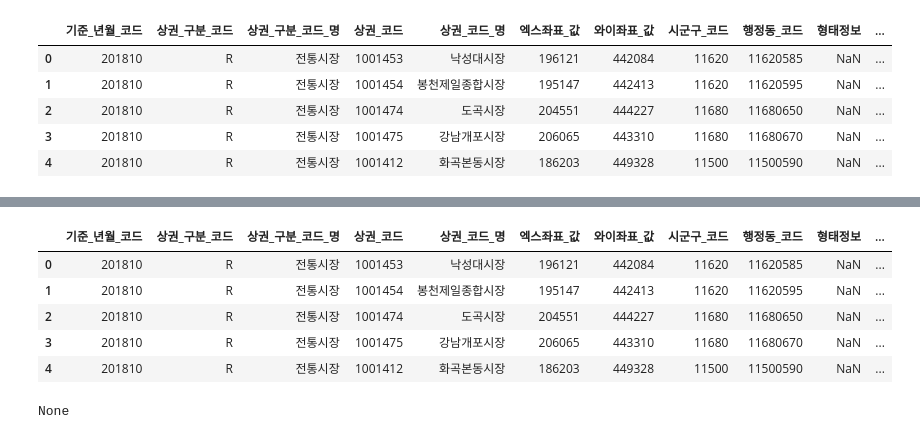
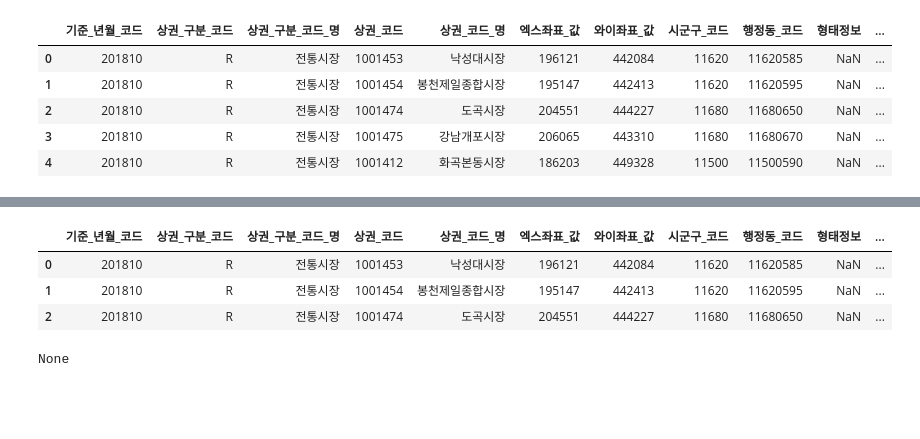
Before and after one commit to johanjun/dacon_molit, a Jupyter notebook: 상권EDA.ipynb, the cells around one changed output, grey strips where cells are left out. Saved outputs shown, nothing was run; the diff lists cells and outputs as text; code cells hidden in the pictures; blank space fills up the shorter version.

```diff
--- a/상권EDA.ipynb
+++ b/상권EDA.ipynb
@@ -88,17 +90,15 @@ from fiona.crs import from_string
 import geopandas as gpd
 from shapely.geometry import Point, Polygon, LineString
 # %%
-df_comm['geometry'] = df_comm.apply(lambda row : Point([row['와이좌표_값'], row['엑스좌표_값']]), axis=1)
+df_comm['geometry'] = df_comm.apply(lambda row : Point([row['엑스좌표_값'], row['와이좌표_값']]), axis=1)
 df_comm = gpd.GeoDataFrame(df_comm, geometry='geometry')
 # %%
-df_comm.head()
+df_comm.head(3)
 # %% [output]
 |  | 기준_년월_코드 | 상권_구분_코드 | 상권_구분_코드_명 | 상권_코드 | 상권_코드_명 | 엑스좌표_값 | 와이좌표_값 | 시군구_코드 | 행정동_코드 | 형태정보 | ... |
 | 0 | 201810 | R | 전통시장 | 1001453 | 낙성대시장 | 196121 | 442084 | 11620 | 11620585 | NaN | ... |
 | 1 | 201810 | R | 전통시장 | 1001454 | 봉천제일종합시장 | 195147 | 442413 | 11620 | 11620595 | NaN | ... |
 | 2 | 201810 | R | 전통시장 | 1001474 | 도곡시장 | 204551 | 444227 | 11680 | 11680650 | NaN | ... |
-| 3 | 201810 | R | 전통시장 | 1001475 | 강남개포시장 | 206065 | 443310 | 11680 | 11680670 | NaN | ... |
-| 4 | 201810 | R | 전통시장 | 1001412 | 화곡본동시장 | 186203 | 449328 | 11500 | 11500590 | NaN | ... |
 # %%
 epsg5181 = from_string("+proj=tmerc +lat_0=38 +lon_0=127 +k=1 +x_0=200000 +y_0=500000 +ellps=GRS80 +units=m +no_defs")
 # %%
```
Also changed, not shown: parts of 19 cells of this notebook.
